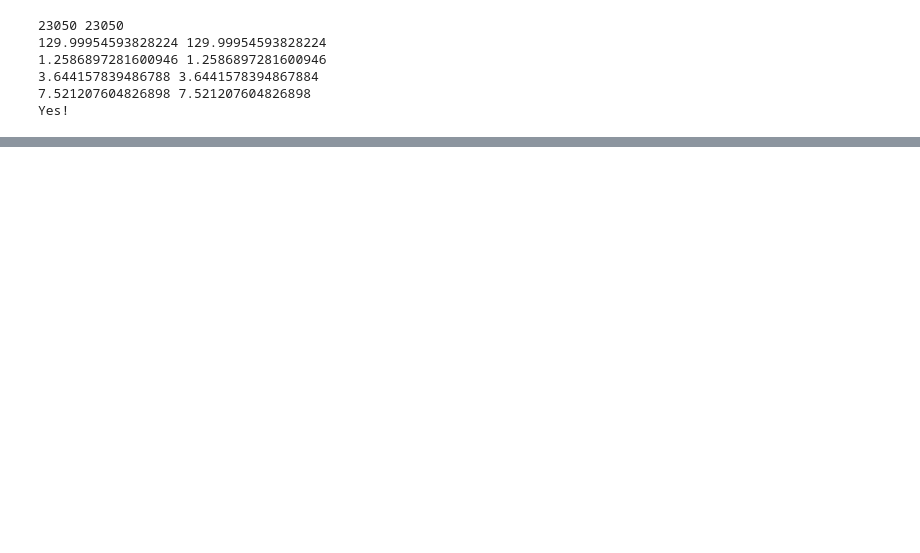
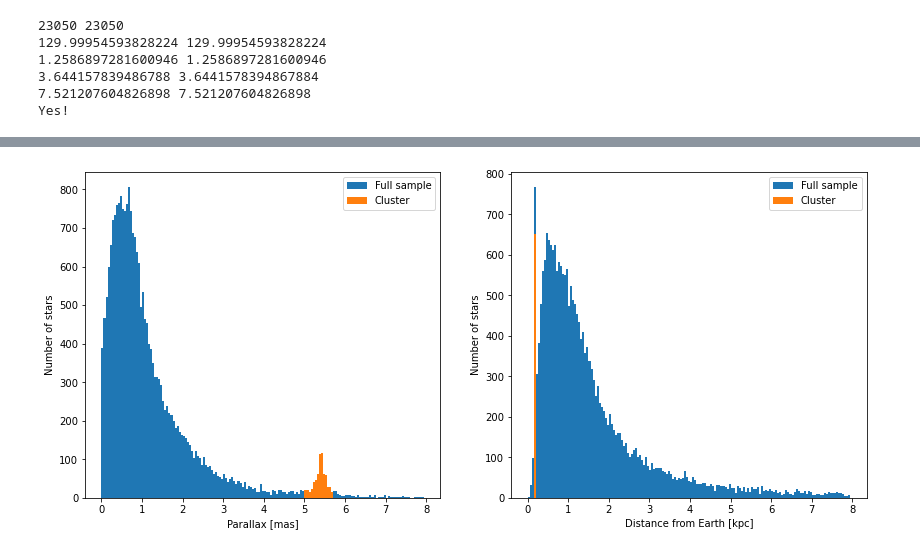
Before and after one commit to espsrc/pysnacks_1, a Jupyter notebook: tutorials/tutorial_03/pysnack_1_03_solutions.ipynb, the cells around one changed output, grey strips where cells are left out. Saved outputs shown, nothing was run; the diff lists cells and outputs as text; code cells hidden in the pictures; blank space fills up the shorter version.

Commit message:
First full version of the tutorial 03

```diff
--- a/tutorials/tutorial_03/pysnack_1_03_solutions.ipynb
+++ b/tutorials/tutorial_03/pysnack_1_03_solutions.ipynb
@@ -600,0 +753,15 @@ Yes!
+# %%
+fig, ax = plt.subplots(ncols=2, figsize=(14,6))   # This plot will have two panels in a single horizontal row.
+
+for col, axi in zip(cols, ax):
+    axi.hist(data1[col],    bins=np.arange(0, 8, 0.05), label='Full sample')  # This plots the blue histogram
+    axi.hist(cluster1[col], bins=np.arange(0, 8, 0.05), label='Cluster')      # This plots the orange histogram
+    axi.legend()
+
+    description = data1[col].description
+    unit = data1[col].unit
+
+    axi.set_xlabel(f"{description} [{unit}]")
+    axi.set_ylabel('Number of stars')
+# %% [output]
+[figure, added]
```
Also changed, not shown: parts of 71 cells of this notebook.
